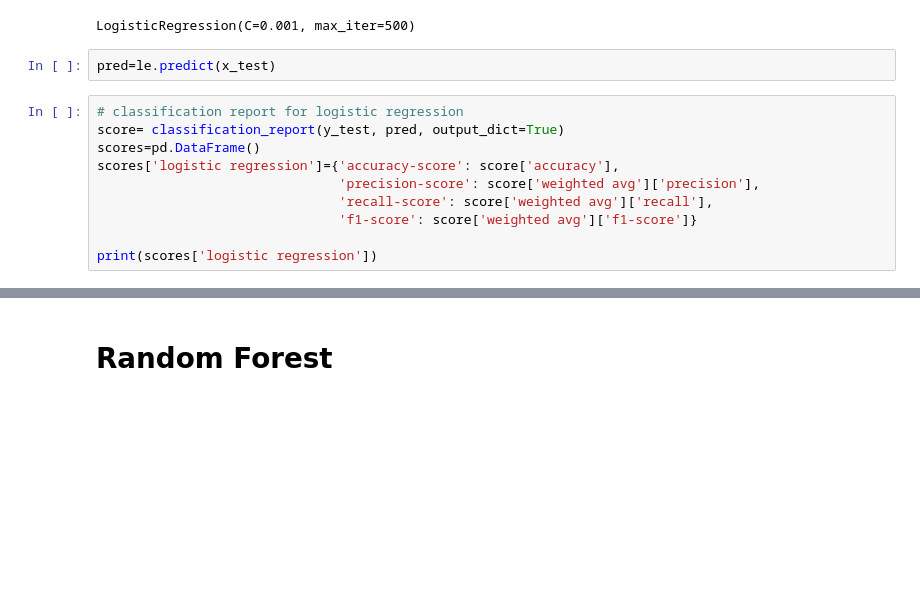
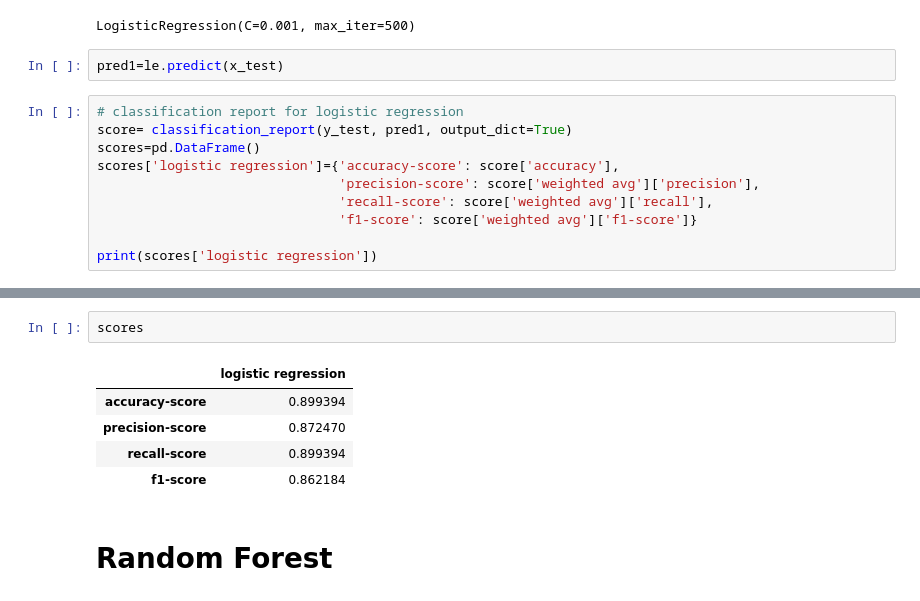
Before and after one commit to sanhiitaa/heart-health-prediction-classifier, a Jupyter notebook: heart_health_prediction.ipynb, the cells around one changed output, grey strips where cells are left out. Cells and saved outputs as stored; diff of their text form; blank space fills up the shorter version.

```diff
--- a/heart_health_prediction.ipynb
+++ b/heart_health_prediction.ipynb
@@ -144,10 +151,10 @@ le.fit(x_train, y_train.values.ravel())
 # %% [output]
 LogisticRegression(C=0.001, max_iter=500)
 # %%
-pred=le.predict(x_test)
+pred1=le.predict(x_test)
 # %%
 # classification report for logistic regression
-score= classification_report(y_test, pred, output_dict=True)
+score= classification_report(y_test, pred1, output_dict=True)
 scores=pd.DataFrame()
 scores['logistic regression']={'accuracy-score': score['accuracy'],
                                'precision-score': score['weighted avg']['precision'],
@@ -197,3 +171,11 @@ print(scores)
+# %%
+scores
+# %% [output]
+|  | logistic regression |
+| accuracy-score | 0.899394 |
+| precision-score | 0.872470 |
+| recall-score | 0.899394 |
+| f1-score | 0.862184 |
 # %% [markdown]
 # Random Forest
 # %%
```
Also changed, not shown: parts of 17 cells of this notebook.
